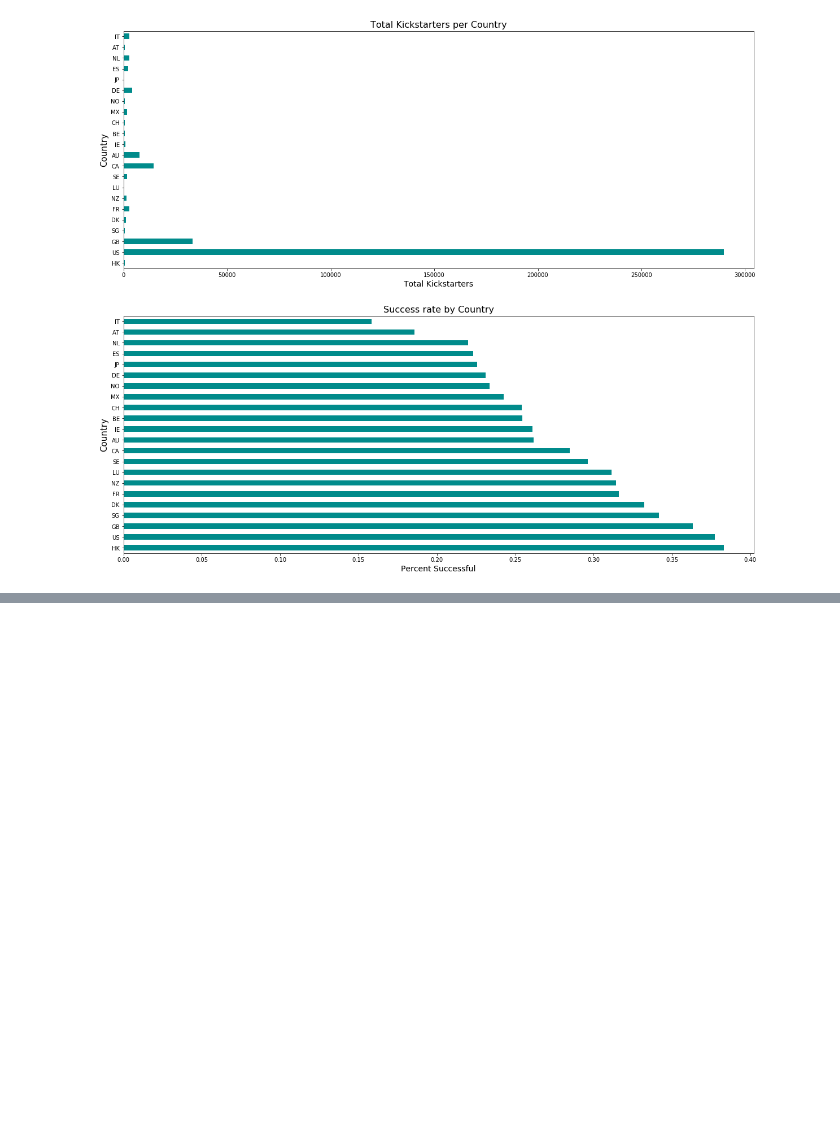
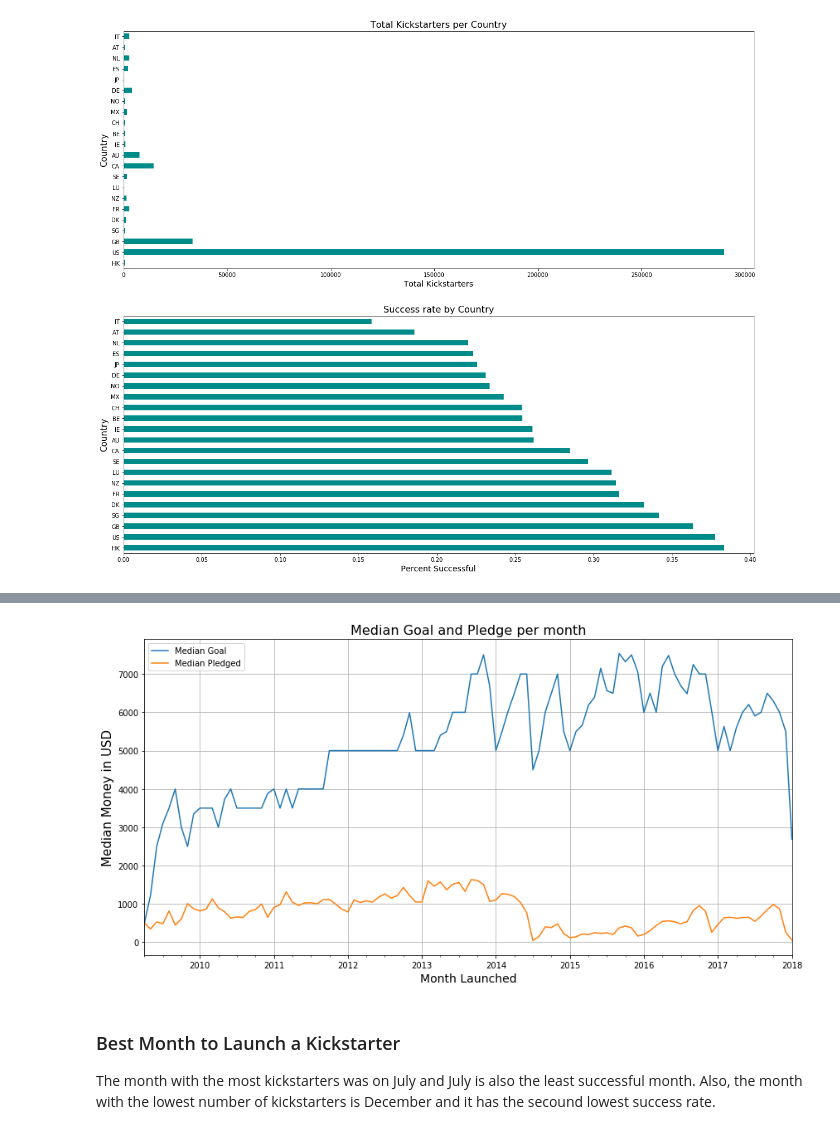
Before and after one commit to Fali1995/Kickstarter-Dataset, a Jupyter notebook: Kickstarter_Analysis.ipynb, the cells around one changed output, grey strips where cells are left out. Cells and saved outputs as stored; diff of their text form; code cells hidden in the pictures; blank space fills up the shorter version.

Commit message:
Created more graphs

```diff
--- a/Kickstarter_Analysis.ipynb
+++ b/Kickstarter_Analysis.ipynb
@@ -285,0 +304,23 @@ plt.show()
+# %%
+median_goal = df[df.index.year >=2009].resample('M')["usd_goal_real"].median()
+median_pledged = df[df.index.year >=2009].resample('M')["usd_pledged_real"].median()
+
+plt.figure(figsize=(14,7))
+
+median_goal.plot(label="Median Goal")
+median_pledged.plot(label="Median Pledged")
+
+
+plt.title("Median Goal and Pledge per month", fontsize=16)
+plt.ylabel("Median Money in USD", fontsize=15)
+plt.xlabel("Month Launched", fontsize=14)
+
+plt.grid()
+plt.legend()
+
+plt.show()
+# %% [output]
+[figure, added]
+# %% [markdown]
+### Best Month to Launch a Kickstarter
+The month with the most kickstarters was on July and July is also the least successful month. Also, the month with the lowest number of kickstarters is December and it has the secound lowest success rate.
```
Also changed, not shown: parts of 7 cells of this notebook.
